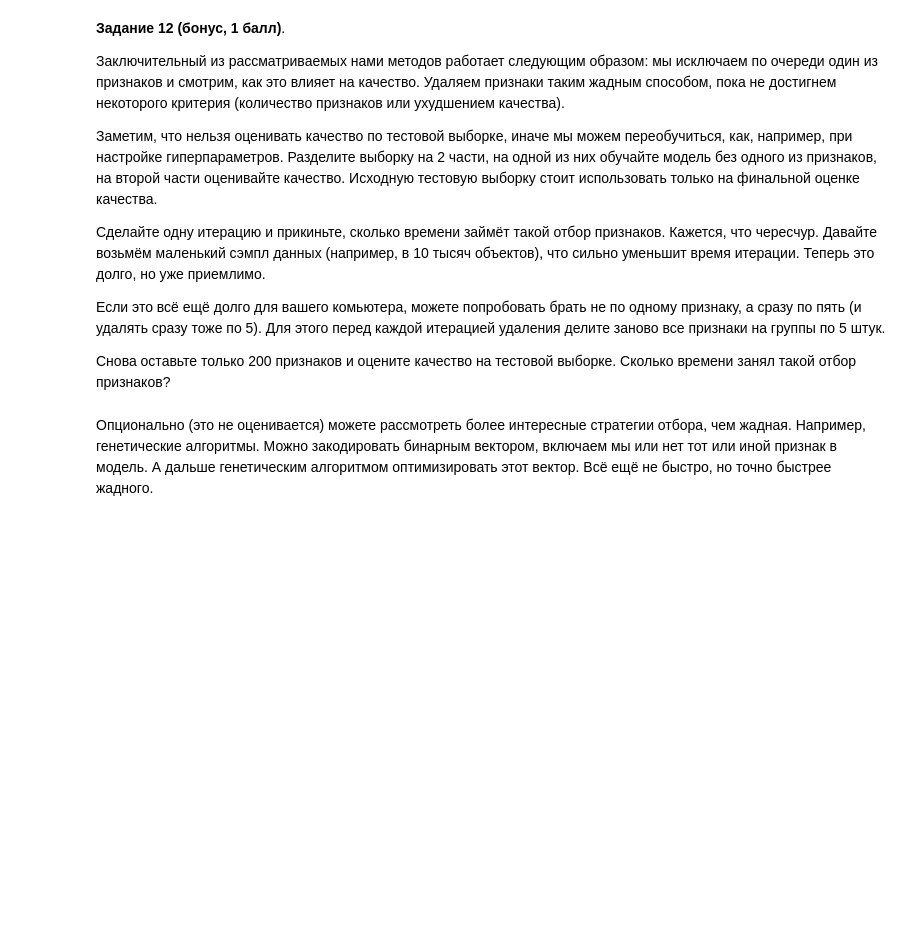
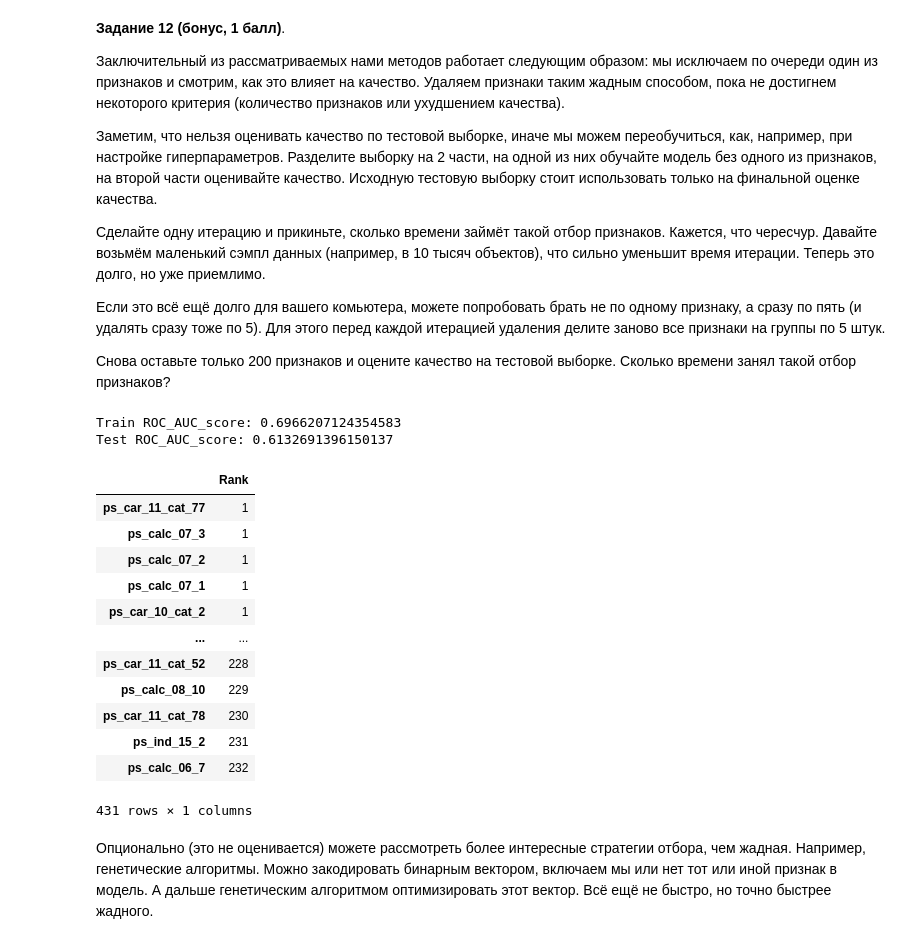
Before and after one commit to IYuminov/ml, a Jupyter notebook: hometasks/HT2/HW2_Logistic_regression.ipynb, the cells around one changed output. Cells and saved outputs as stored; diff of their text form; code cells hidden in the pictures; blank space fills up the shorter version.

```diff
--- a/hometasks/HT2/HW2_Logistic_regression.ipynb
+++ b/hometasks/HT2/HW2_Logistic_regression.ipynb
@@ -442,0 +502,29 @@ __Задание 11 (1 балл)__. Оставьте 200 признаков с
+# %%
+# Список t-критериев для скалированных onehot данных
+t_criterion_data = ohe_data_scaller.copy()
+t_criterion_data = pd.DataFrame(t_criterion_data)
+
+# возвращаю названия колонкам после заполнения пропусков
+for dq_c, df_c in zip(t_criterion_data.columns.to_list(), ohe_data.columns.to_list()):
+    t_criterion_data.rename(columns = {dq_c : df_c}, inplace = True)
+
+t_criterion_coef = t_criterion_feature_importance(t_criterion_data, target)
+# %%
+# список с 200 признаками отобранных t-критерием из скалированных onehot данных
+def t_criterions_df(t_coef, features):
+
+    weights = pd.DataFrame()
+    weights['coef'] = t_coef
+    weights['fearures'] = features
+    weights = weights.sort_values(by='coef', ascending=False)
+
+    return list(weights.iloc[:200]['fearures'])
+
+t_crirerion_200_features = t_criterions_df(t_criterion_coef, t_criterion_data.columns)
+# %%
+X_train, X_test, y_train, y_test = train_test_split(t_criterion_data[t_crirerion_200_features], target, test_size= 0.2, random_state= 24)
+
+lr.fit(X_train, y_train)
+
+print("Train ROC_AUC_score:", roc_auc_score(y_train, lr.predict_proba(X_train)[:, 1]))
+print("Test ROC_AUC_score:", roc_auc_score(y_test, lr.predict_proba(X_test)[:, 1]))
@@ -460,3 +549,34 @@ __Задание 12 (бонус, 1 балл)__.
+# %%
+from sklearn.feature_selection import RFE
+
+selector = RFE(lr, n_features_to_select= 200)
+
+X_train, X_test, y_train, y_test = train_test_split(t_criterion_data.iloc[:50000], target[:50000], test_size= 0.2, random_state= 24)
+
+selector.fit(X_train, y_train)
+
+print("Train ROC_AUC_score:", roc_auc_score(y_train, selector.predict_proba(X_train)[:, 1]))
+print("Test ROC_AUC_score:", roc_auc_score(y_test, selector.predict_proba(X_test)[:, 1]))
+# %% [output]
+Train ROC_AUC_score: 0.6966207124354583
+Test ROC_AUC_score: 0.6132691396150137
+# %%
+rfe_df = pd.DataFrame(selector.ranking_, index= t_criterion_data.columns, columns= ['Rank']).sort_values(by= 'Rank', ascending=True)
+rfe_df
+# %% [output]
+|  | Rank |
+| ps_car_11_cat_77 | 1 |
+| ps_calc_07_3 | 1 |
+| ps_calc_07_2 | 1 |
+| ps_calc_07_1 | 1 |
+| ps_car_10_cat_2 | 1 |
+| ... | ... |
+| ps_car_11_cat_52 | 228 |
+| ps_calc_08_10 | 229 |
+| ps_car_11_cat_78 | 230 |
+| ps_ind_15_2 | 231 |
+| ps_calc_06_7 | 232 |
+431 rows × 1 columns
 # %% [markdown]
 Опционально (это не оценивается) можете рассмотреть более интересные стратегии отбора, чем жадная. Например, генетические алгоритмы. Можно закодировать бинарным вектором, включаем мы или нет тот или иной признак в модель. А дальше генетическим алгоритмом оптимизировать этот вектор. Всё ещё не быстро, но точно быстрее жадного.
 # %% [markdown]
```
Also changed, not shown: parts of 54 cells of this notebook.
